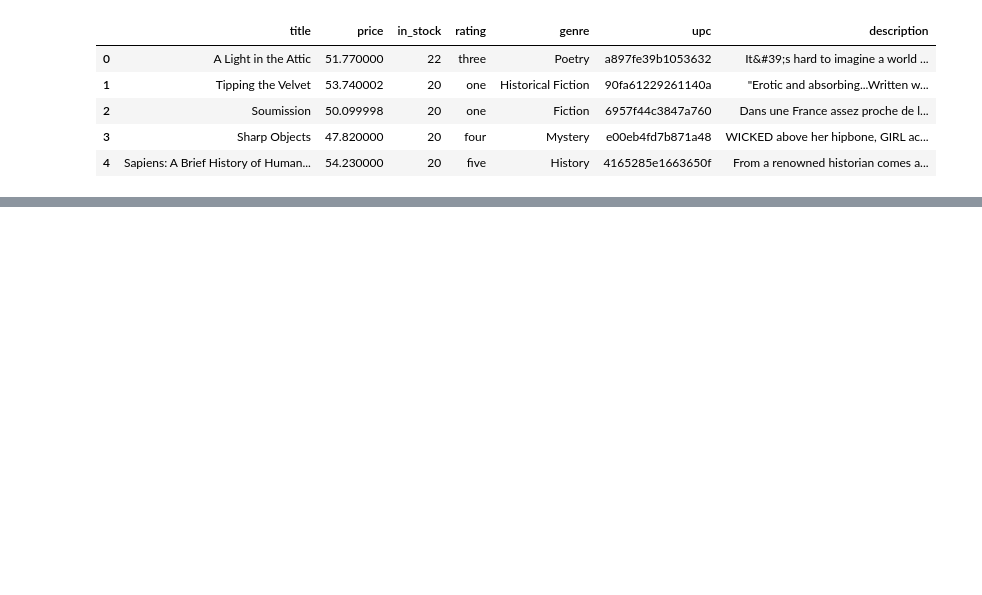
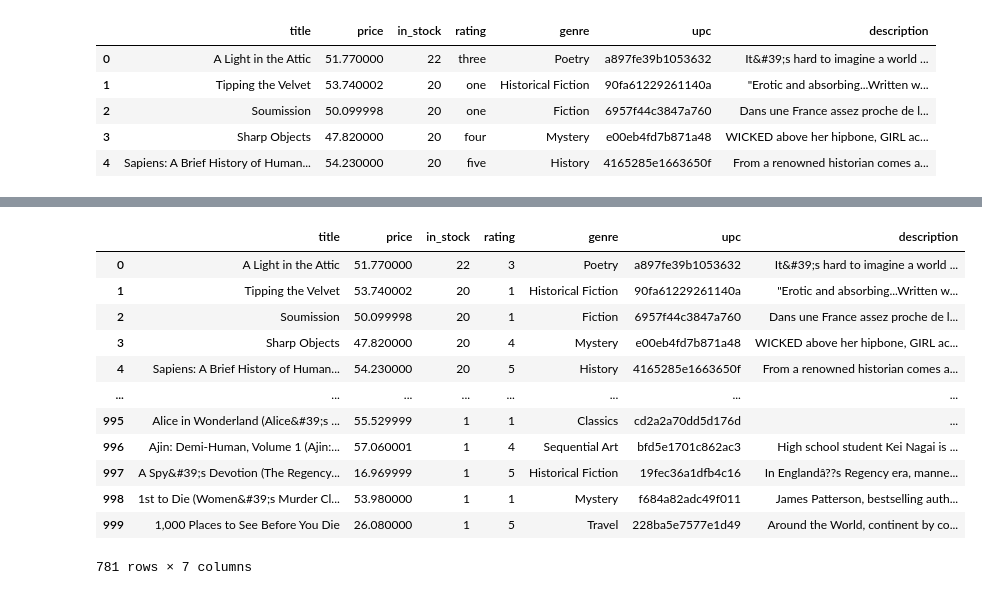
Before and after one commit to vanhuycx/beatiful_soup_web_scraping, a Jupyter notebook: CONNECTING_AND_IMP_DATA -04-28-2022.ipynb, the cells around one changed output, grey strips where cells are left out. Cells and saved outputs as stored; diff of their text form; code cells hidden in the pictures; blank space fills up the shorter version.

```diff
--- a/CONNECTING_AND_IMP_DATA -04-28-2022.ipynb
+++ b/CONNECTING_AND_IMP_DATA -04-28-2022.ipynb
@@ -417,0 +733,16 @@ clean_data
+# %%
+clean_data
+# %% [output]
+|  | title | price | in_stock | rating | genre | upc | description |
+| 0 | A Light in the Attic | 51.770000 | 22 | 3 | Poetry | a897fe39b1053632 | It&#39;s hard to imagine a world ... |
+| 1 | Tipping the Velvet | 53.740002 | 20 | 1 | Historical Fiction | 90fa61229261140a | "Erotic and absorbing...Written w... |
+| 2 | Soumission | 50.099998 | 20 | 1 | Fiction | 6957f44c3847a760 | Dans une France assez proche de l... |
+| 3 | Sharp Objects | 47.820000 | 20 | 4 | Mystery | e00eb4fd7b871a48 | WICKED above her hipbone, GIRL ac... |
+| 4 | Sapiens: A Brief History of Human... | 54.230000 | 20 | 5 | History | 4165285e1663650f | From a renowned historian comes a... |
+| ... | ... | ... | ... | ... | ... | ... | ... |
+| 995 | Alice in Wonderland (Alice&#39;s ... | 55.529999 | 1 | 1 | Classics | cd2a2a70dd5d176d | ... |
+| 996 | Ajin: Demi-Human, Volume 1 (Ajin:... | 57.060001 | 1 | 4 | Sequential Art | bfd5e1701c862ac3 | High school student Kei Nagai is ... |
+| 997 | A Spy&#39;s Devotion (The Regency... | 16.969999 | 1 | 5 | Historical Fiction | 19fec36a1dfb4c16 | In Englandâ??s Regency era, manne... |
+| 998 | 1st to Die (Women&#39;s Murder Cl... | 53.980000 | 1 | 1 | Mystery | f684a82adc49f011 | James Patterson, bestselling auth... |
+| 999 | 1,000 Places to See Before You Die | 26.080000 | 1 | 5 | Travel | 228ba5e7577e1d49 | Around the World, continent by co... |
+781 rows × 7 columns
```
Also changed, not shown: parts of 41 cells of this notebook, 1 other file.
